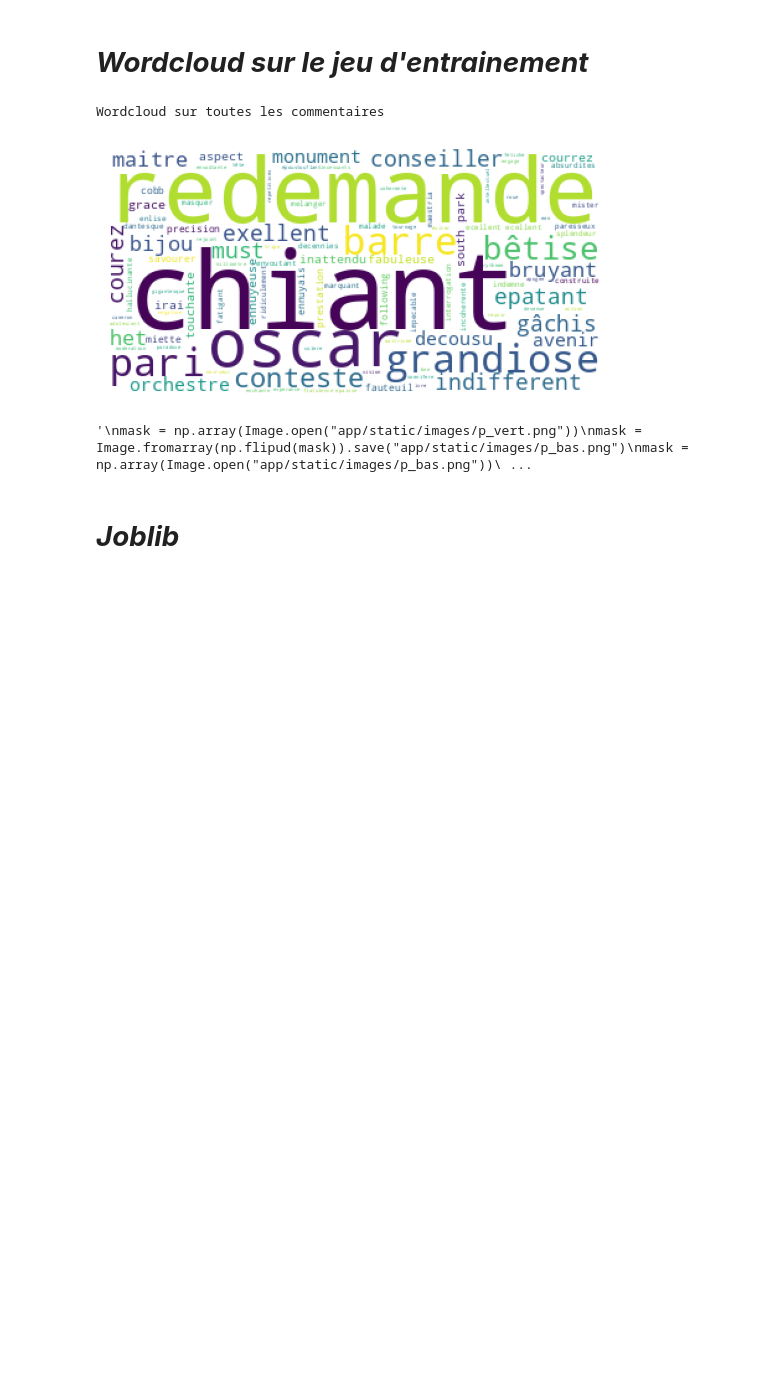
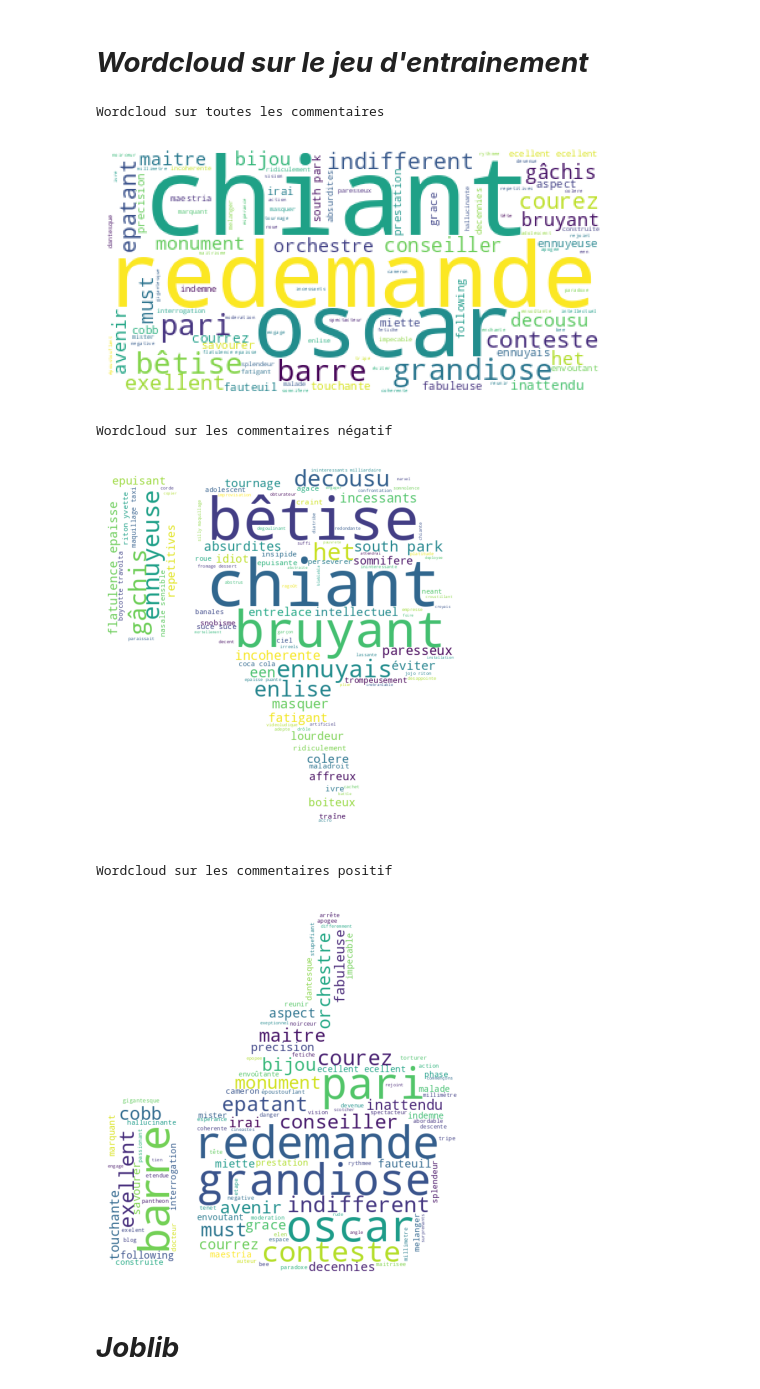
Before and after one commit to rastakoer/scrap_flask_nlp, a Jupyter notebook: briefV2.ipynb, the cells around one changed output. Cells and saved outputs as stored; diff of their text form; code cells hidden in the pictures; blank space fills up the shorter version.

```diff
--- a/briefV2.ipynb
+++ b/briefV2.ipynb
@@ -358,37 +341,39 @@ liste_stopwords += ["call","duty","modern","warfare","natasha",'rothwell',"lewit
 # %%
 
 print("Wordcloud sur toutes les commentaires")
 wordcloud_all = WordCloud(background_color = 'white', max_words = 100,min_word_length=3).generate(" ".join(tokenisation(X_train, liste_stopwords))+" ")
 plt.imshow(wordcloud_all)
 plt.title(label="")
 plt.axis("off")
 plt.savefig("app/static/images/all_words.png")
 plt.show()
-'''
+
 mask = np.array(Image.open("app/static/images/p_vert.png"))
 mask = Image.fromarray(np.flipud(mask)).save("app/static/images/p_bas.png")
 mask = np.array(Image.open("app/static/images/p_bas.png"))
 mask[mask == 1] = 255
 print("Wordcloud sur les commentaires négatif")
 wordcloud_neg = WordCloud(background_color = 'white', mask=mask, max_words = 100,min_word_length=3).generate(" ".join(tokenisation(X_train[y_train == 0], liste_stopwords))+" ")
 plt.imshow(wordcloud_neg)
 plt.axis("off")
 plt.savefig("app/static/images/p__words_rouge.png")
 plt.show()
 
 mask = np.array(Image.open("app/static/images/p_vert.png"))
 mask[mask == 1] = 255
 print("Wordcloud sur les commentaires positif")
 wordcloud_pos = WordCloud(background_color = 'white', mask=mask, max_words = 100,min_word_length=3).generate(" ".join(tokenisation(X_train[y_train == 1], liste_stopwords))+" ")
 plt.imshow(wordcloud_pos)
 plt.axis("off")
 plt.savefig("app/static/images/p__words_vert.png")
 plt.show()
-'''
 # %% [output]
 Wordcloud sur toutes les commentaires
-[figure, old version]
+[figure, new version]
-'\nmask = np.array(Image.open("app/static/images/p_vert.png"))\nmask = Image.fromarray(np.flipud(mask)).save("app/static/images/p_bas.png")\nmask = np.array(Image.open("app/static/images/p_bas.png"))\ ...
+Wordcloud sur les commentaires négatif
+[figure, added]
+Wordcloud sur les commentaires positif
+[figure, added]
 # %% [markdown]
 # ___Joblib___
 # %%
```
Also changed, not shown: parts of 10 cells of this notebook, 4 other files.
